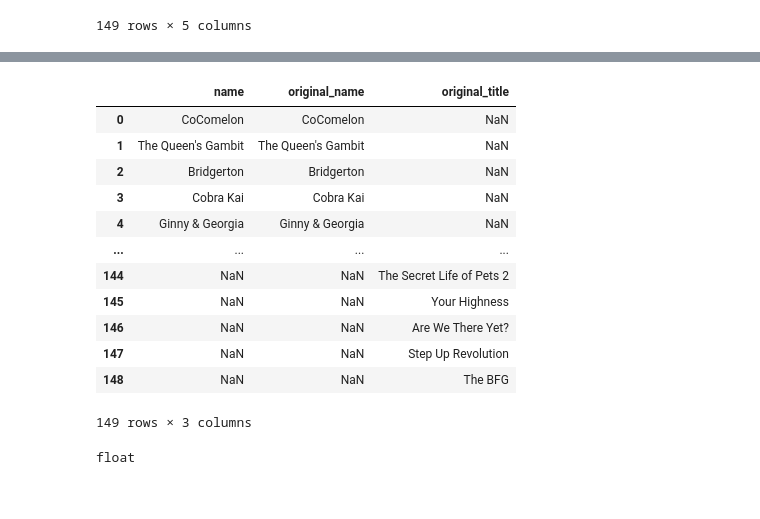
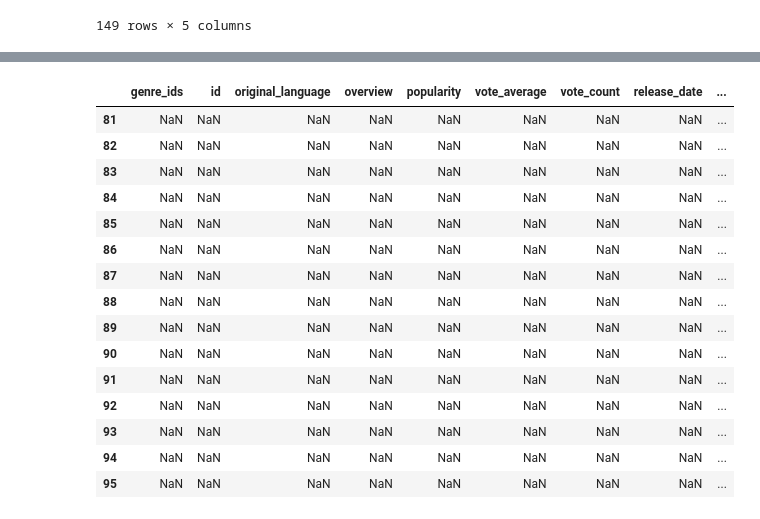
Before and after one commit to zelda4669/movie-data-analysis, a Jupyter notebook: API Calls.ipynb, the cells around one changed output, grey strips where cells are left out. Cells and saved outputs as stored; diff of their text form; code cells hidden in the pictures.

```diff
--- a/API Calls.ipynb
+++ b/API Calls.ipynb
@@ -45,0 +130,2 @@ netflix_df = pd.read_csv('Data/Edited Data/Netflix Top 10.csv')
+# %%
+additional_data_df = additional_data_df.loc[additional_data_df['media_type'] == 'movie']
@@ -45,0 +141,4 @@ netflix_df = pd.read_csv('Data/Edited Data/Netflix Top 10.csv')
+# %%
+additional_data_df.drop(columns =
+                        ['backdrop_path', 'first_air_date', 'media_type', 'name', 'original_name',
+                         'poster_path', 'adult', 'original_title', 'video', 'origin_country'], inplace=True)
@@ -91 +202,5 @@ for query in queries:
+# %%
+netflix_df = netflix_df.loc[netflix_df['Type'] == 'Movie']
+# %%
+combined_df = additional_data_df.merge(netflix_df, how='outer', left_on='title', right_on='Title')
 # %%
@@ -106,20 +226,19 @@ additional_df.head()
-# %%
-additional_df.loc[:, ['name', 'original_name', 'original_title']]
-# %% [output]
-|  | name | original_name | original_title |
-| 0 | CoComelon | CoComelon | NaN |
-| 1 | The Queen's Gambit | The Queen's Gambit | NaN |
-| 2 | Bridgerton | Bridgerton | NaN |
-| 3 | Cobra Kai | Cobra Kai | NaN |
-| 4 | Ginny & Georgia | Ginny & Georgia | NaN |
-| ... | ... | ... | ... |
-| 144 | NaN | NaN | The Secret Life of Pets 2 |
-| 145 | NaN | NaN | Your Highness |
-| 146 | NaN | NaN | Are We There Yet? |
-| 147 | NaN | NaN | Step Up Revolution |
-| 148 | NaN | NaN | The BFG |
-149 rows × 3 columns
-# %%
-type(additional_df.loc[0, 'original_title'])
-# %% [output]
-float
+# %%
+combined_df.loc[(combined_df['title'].isna())]
+# %% [output]
+|  | genre_ids | id | original_language | overview | popularity | vote_average | vote_count | release_date | ... |
+| 81 | NaN | NaN | NaN | NaN | NaN | NaN | NaN | NaN | ... |
+| 82 | NaN | NaN | NaN | NaN | NaN | NaN | NaN | NaN | ... |
+| 83 | NaN | NaN | NaN | NaN | NaN | NaN | NaN | NaN | ... |
+| 84 | NaN | NaN | NaN | NaN | NaN | NaN | NaN | NaN | ... |
+| 85 | NaN | NaN | NaN | NaN | NaN | NaN | NaN | NaN | ... |
+| 86 | NaN | NaN | NaN | NaN | NaN | NaN | NaN | NaN | ... |
+| 87 | NaN | NaN | NaN | NaN | NaN | NaN | NaN | NaN | ... |
+| 88 | NaN | NaN | NaN | NaN | NaN | NaN | NaN | NaN | ... |
+| 89 | NaN | NaN | NaN | NaN | NaN | NaN | NaN | NaN | ... |
+| 90 | NaN | NaN | NaN | NaN | NaN | NaN | NaN | NaN | ... |
+| 91 | NaN | NaN | NaN | NaN | NaN | NaN | NaN | NaN | ... |
+| 92 | NaN | NaN | NaN | NaN | NaN | NaN | NaN | NaN | ... |
+| 93 | NaN | NaN | NaN | NaN | NaN | NaN | NaN | NaN | ... |
+| 94 | NaN | NaN | NaN | NaN | NaN | NaN | NaN | NaN | ... |
+| 95 | NaN | NaN | NaN | NaN | NaN | NaN | NaN | NaN | ... |
```
Also changed, not shown: parts of 42 cells of this notebook, 22 other files.
